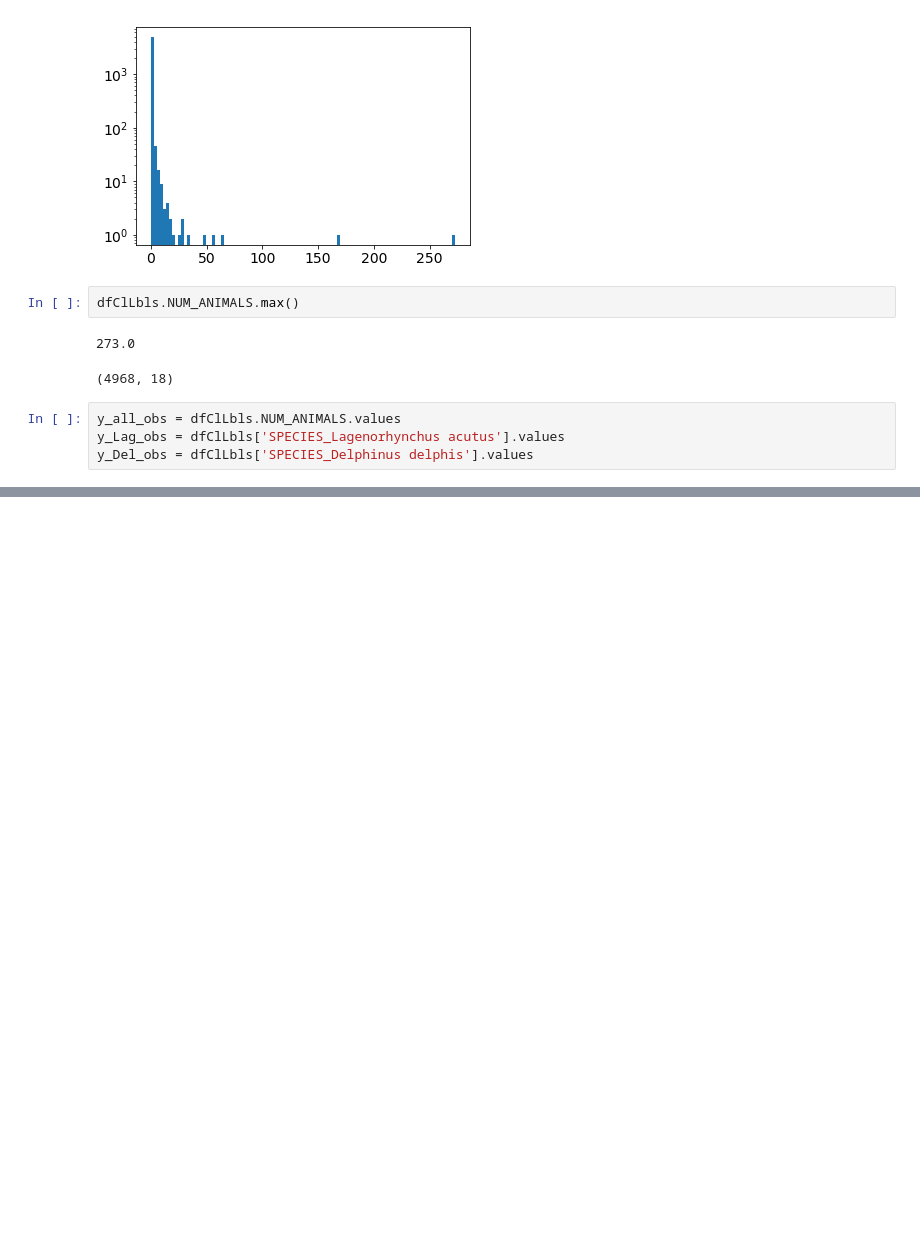
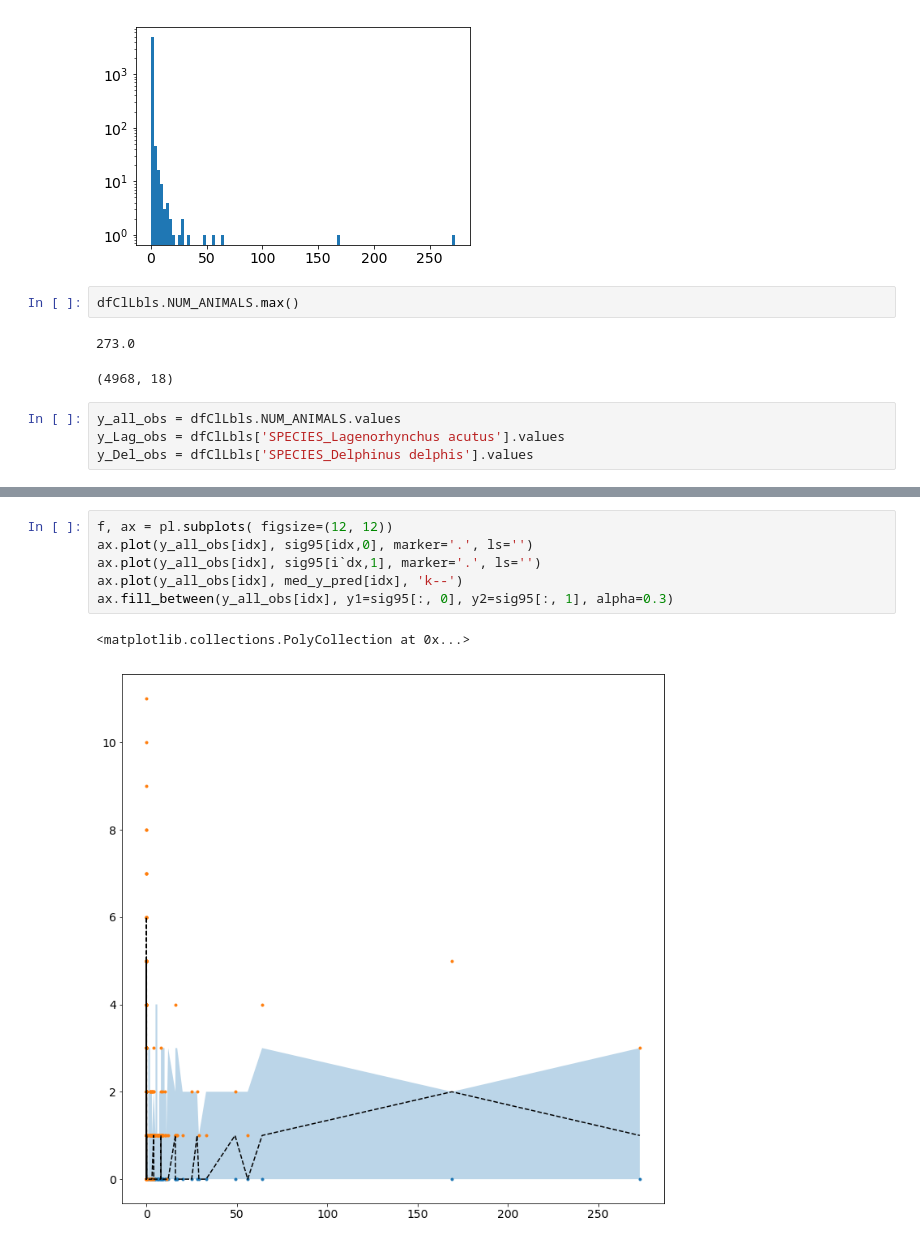
Before and after one commit to madHatter106/beaching, a Jupyter notebook: V2_1709/ML_Poisson_1.ipynb, the cells around one changed output, grey strips where cells are left out. Saved outputs shown, nothing was run; the diff lists cells and outputs as text; blank space fills up the shorter version.

```diff
--- a/V2_1709/ML_Poisson_1.ipynb
+++ b/V2_1709/ML_Poisson_1.ipynb
@@ -149,0 +164,9 @@ pl.ylim((0, 10))
+# %%
+f, ax = pl.subplots( figsize=(12, 12))
+ax.plot(y_all_obs[idx], sig95[idx,0], marker='.', ls='')
+ax.plot(y_all_obs[idx], sig95[i`dx,1], marker='.', ls='')
+ax.plot(y_all_obs[idx], med_y_pred[idx], 'k--')
+ax.fill_between(y_all_obs[idx], y1=sig95[:, 0], y2=sig95[:, 1], alpha=0.3)
+# %% [output]
+<matplotlib.collections.PolyCollection at 0x...>
+[figure, added]
```
Also changed, not shown: parts of 16 cells of this notebook, 3 other files.
